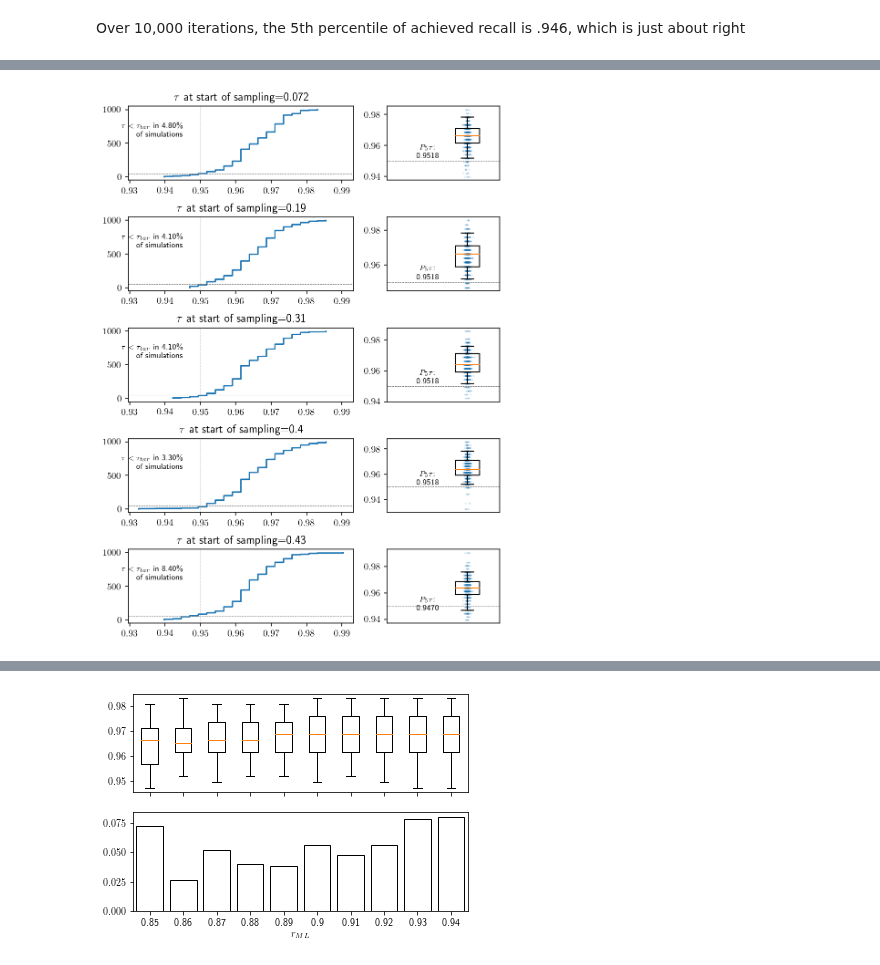
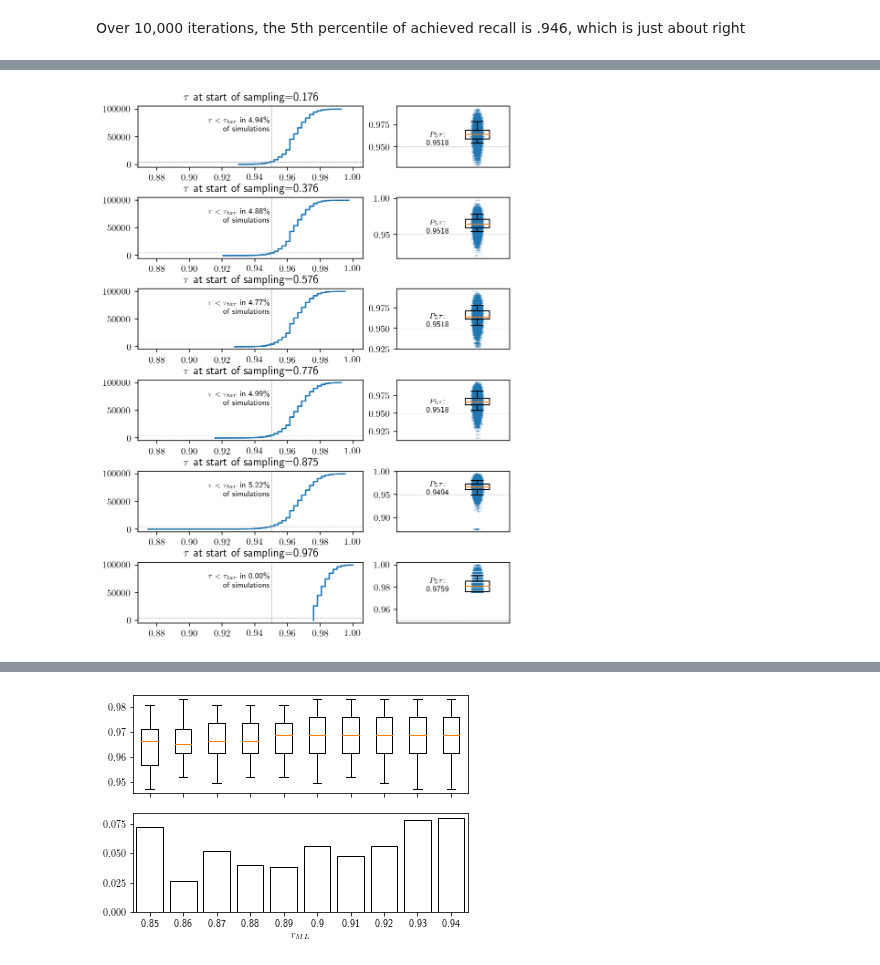
Before and after one commit to mcallaghan/rapid-screening, a Jupyter notebook: analysis/hyper_criteria_theory.ipynb, the cells around one changed output, grey strips where cells are left out. Cells and saved outputs as stored; diff of their text form; code cells hidden in the pictures.

Commit message:
more iterations

```diff
--- a/analysis/hyper_criteria_theory.ipynb
+++ b/analysis/hyper_criteria_theory.ipynb
@@ -297,8 +336,9 @@ plt.show()
 # %% [markdown]
 Over 10,000 iterations, the 5th percentile of achieved recall is .946, which is just about right
 # %%
-r_ML_range = [30, 80, 130, 167, 180]
-iterations = 1000
+starting_targets = [.175, .375, .575, 0.775, .875, .975]
+r_ML_range = [round(x*r_tot) for x in starting_targets]
+iterations = 100000
 pool = multiprocessing.Pool(6) # (in parallel)
 tau_range = []
 for r_ml in r_ML_range:
@@ -308,4 +348,8 @@ for r_ml in r_ML_range:
     y, h, t = zip(*pool.map(partial(draw_sample, sample=sample,r_ML=r_ml),range(iterations)))
     H0_rejection_taus = np.array([x['tau'] for x in h])
     tau_range.append(H0_rejection_taus)
+    print(r_ml)
+    failure = sum(H0_rejection_taus<.95)/iterations
+    print(failure)
+
 pool.terminate()
@@ -312,19 +368,0 @@ pool.terminate()
-# %%
-fig, ax = plt.subplots(figsize=(5,5))
-ax.boxplot(tau_range,whis=[5,95])
-ax.axhline(0.95, ls="--",c="grey")
-ax.set_xticklabels(r_ML_range)
-
-def rand_jitter(arr):
-    stdev = .01*(max(arr)-min(arr))
-    return arr + np.random.randn(len(arr)) * stdev
-
-
-for i,t in enumerate(tau_range):
-    q = np.quantile(t,0.05)
-    text = "$P_5 \\tau $:\n" + f"{q:.1%}".replace("%","\%")
-    ax.text(i+.5, t.mean(),text,usetex=True,ha="center")
-
-ax.set_ylabel(r'$\tau$ when $H_0$ is rejected (whiskers at 5th and 95th percentile)')
-ax.set_xlim(xmin=0.25)
-ax.set_xlabel(r"$\rho_{seen}$ at start of sampling")
@@ -333,0 +373,7 @@ Text(0.5, 0, '$\\rho_{seen}$ at start of sampling')
+# %%
+H0_rejection_taus = tau_range[-2]
+# %%
+fig, axs = plt.subplots(len(tau_range)//2,2)
+for i, h in enumerate(tau_range):
+    ax = axs[i//2,i%2]
+    ax.plot(np.where(h<.95,1,0).cumsum()/np.arange(1,H0_rejection_taus.shape[0]+1))
@@ -344,33 +392,33 @@ for i, h in enumerate(tau_range):
     h.sort()
     if ax0 is None:
         ax0 = plt.subplot(gs[i,0])
     else:
         ax0 = plt.subplot(gs[i,0], sharex=ax0)
 
-    ax0.set_title(r"$\tau$ at start of sampling="+f"{starting_recall:.2}")
+    ax0.set_title(r"$\tau$ at start of sampling="+f"{starting_recall:.3}")
     ax0.plot(h,np.arange(len(h)))
     failure = sum(h<.95)/iterations
     t = r"$\tau < \tau_{tar}$ in " + f"{failure:.2%}\n of simulations".replace("%","\%")
     xtent = ax0.get_xlim()[1]-ax0.get_xlim()[0]
 
-    ax0.text(0.945, iterations*0.6,t,usetex=True,ha="right", fontsize=8)
+    ax0.text(0.949, iterations*0.6,t,usetex=True,ha="right", fontsize=8)
     ax0.axhline(iterations*0.05, lw=0.5,c="grey",ls="--")
     ax0.axvline(.95, lw=0.5,c="grey",ls="--")
 
     ax1 = plt.subplot(gs[i,1])
     ax1.boxplot(h,whis=[5,95],showfliers=False)
     ax1.scatter(rand_jitter(np.zeros(iterations)+1+np.random.randn(iterations)*0.01),h,alpha=0.1,s=1)
     ax1.set_xticks([])
     ax1.set_xlim([0.5,1.2])
 
     q = np.quantile(h,0.05)
     t = "$P_5 \\tau $:\n" + f"{q:.4f}"
     ax1.text(0.75, q,t,usetex=True,ha="center", fontsize=8)
     ax1.axhline(0.95, lw=0.5,c="grey",ls="--")
     #ax1.set_ylabel(r'$\tau$ when $H_0$ is rejected')
 
 #    if i < len(tau_range)-2:
 #        print("no ticks")
 #        ax0.set_xticks([])
 # %% [output]
-[figure, old version]
+[figure, new version]
```
Also changed, not shown: parts of 13 cells of this notebook.
